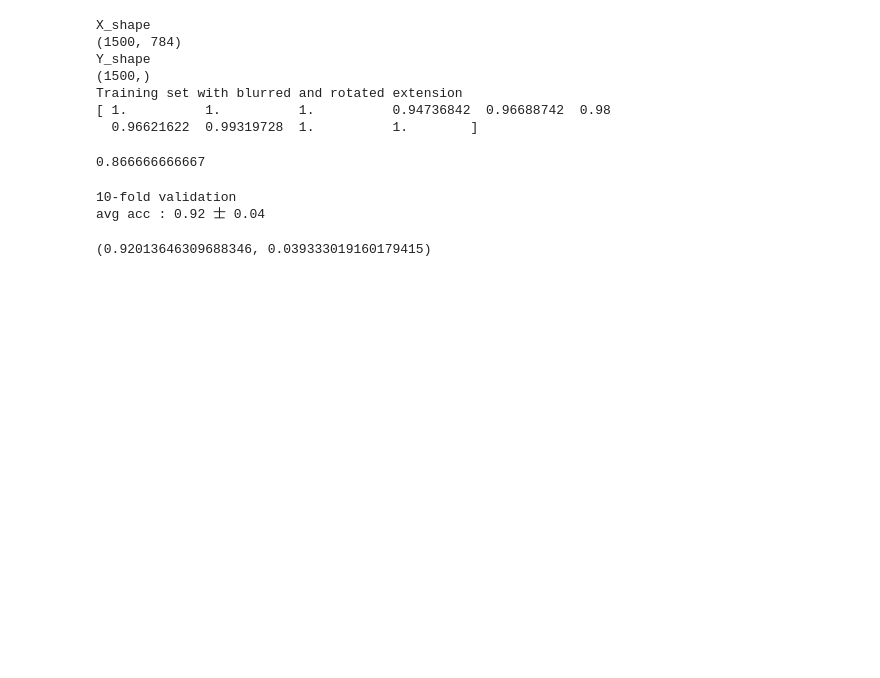
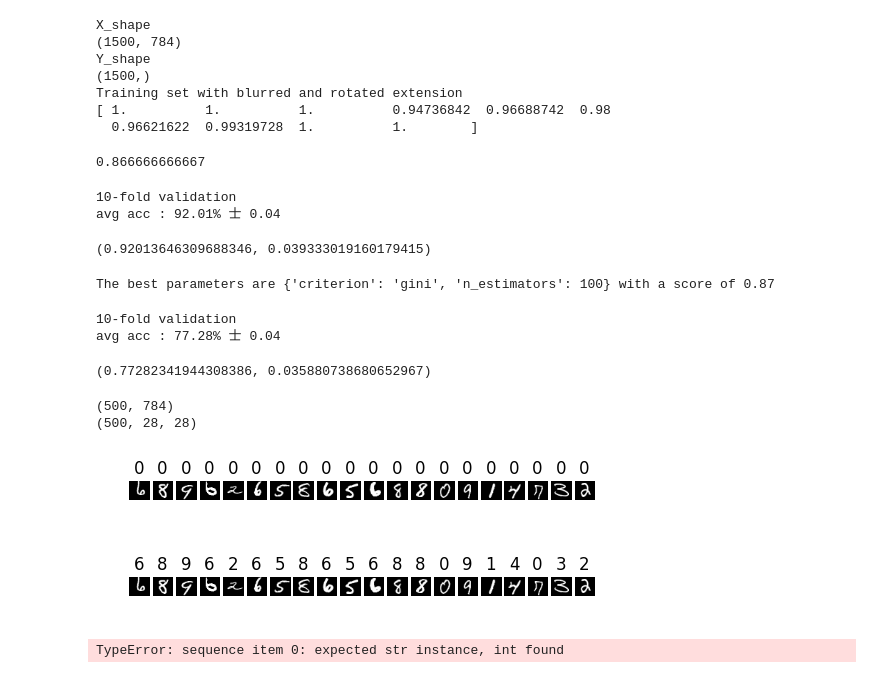
Before and after one commit to p16i/course-machine-intelligence-1, a Jupyter notebook: w11-mnist-challenge/mnist-challenge.ipynb, the cells around one changed output. Drawn from its saved outputs; the diff is of its cells as text; code cells hidden in the pictures; blank space fills up the shorter version.

```diff
--- a/w11-mnist-challenge/mnist-challenge.ipynb
+++ b/w11-mnist-challenge/mnist-challenge.ipynb
@@ -176,5 +188,5 @@ print(accuracy_score(preds, test_y))
 # %%
-def my_cross_validation( X, y, fold = 10 ):
+def my_cross_validation( model_generator, X, y, fold = 10 ):
     results = np.zeros( (fold, 2) )
     kf = StratifiedKFold(y, fold)
     print("%d-fold validation " % fold )
@@ -183,7 +195,7 @@ def my_cross_validation( X, y, fold = 10 ):
     arr_X = X.reshape((X.shape[0],X.shape[1]*X.shape[2]))
 
     for train_index, test_index in kf:
-        model = SVC(C=4, gamma=0.03125)
+        model = model_generator()
 
         current_train_x = X[train_index,:]
         current_train_y = y[train_index]
@@ -194,21 +206,76 @@ def my_cross_validation( X, y, fold = 10 ):
         dist_images = distortImages( current_train_x, pts1, pts2 )
         blurred_images = blurImages( current_train_x, 5 )
         extension = [ rotates, dist_images, blurred_images  ]
+#         extension = [ blurred_images ]
 
-        current_train_x, current_train_y, avg = extend_training_data(current_train_x, current_train_y, extension )
+#         extension = []
+        current_train_x, current_train_y, norm_func = do_augmentations(current_train_x, current_train_y)
 
 
         model.fit( current_train_x, current_train_y)
 
-        preds = model.predict( (arr_X[test_index,:] - avg )/255.0 )
+        preds = model.predict( norm_func(arr_X[test_index,:]))
         scores.append( accuracy_score(preds, y[test_index]) )
 
-
-    print("avg acc : %2.2f 士 %2.2f" % ( np.mean(scores), np.std(scores) ) )
+    print("avg acc : %2.2f%% 士 %2.2f" % ( np.mean(scores) * 100, np.std(scores) ) )
     return ( np.mean(scores), np.std(scores) )
-
-my_cross_validation( X, y, 10 )
+gen_svm = lambda:  SVC(C=4, gamma=0.03125)
+my_cross_validation( gen_svm , X, y, 10 )
 # %% [output]
 10-fold validation
-avg acc : 0.92 士 0.04
+avg acc : 92.01% 士 0.04
 (0.92013646309688346, 0.039333019160179415)
+# %%
+
+criterion = ['gini', 'entropy']
+n_estimators = [10,15,20,25,50,100]
+param_grid = dict(criterion=criterion, n_estimators=n_estimators)
+
+grid = GridSearchCV(RandomForestClassifier(), param_grid=param_grid, cv=10, scoring="accuracy")
+grid.fit(normalized_X, y)
+
+print("The best parameters are %s with a score of %0.2f" % (grid.best_params_, grid.best_score_))
+# %% [output]
+The best parameters are {'criterion': 'gini', 'n_estimators': 100} with a score of 0.87
+# %%
+# my_cross_validation( lambda:  RandomForestClassifier(n_estimators=100, criterion="entropy"), X, y, 10 )
+my_cross_validation( lambda:  RandomForestClassifier(), X, y, 10 )
+# %% [output]
+10-fold validation
+avg acc : 77.28% 士 0.04
+(0.77282341944308386, 0.035880738680652967)
+# %%
+test_X, _ = load_svmlight_file('./digits/digit_test')
+test_X = test_X.toarray()
+zeros = np.zeros((test_X.shape[0],28*28- test_X.shape[1]))
+
+test_X = np.concatenate((test_X, zeros), axis = 1)
+print(test_X.shape)
+test_X_3_dims = test_X.reshape((len(test_X), 28, 28))
+print(test_X_3_dims.shape)
+plotSamples( 20, test_X_3_dims, np.zeros(test_X.shape[0]) )
+# %% [output]
+(500, 784)
+(500, 28, 28)
+[figure, added]
+# %%
+def train_and_predict(model, train_x, train_y, test_x):
+
+    train_x, train_y, norm_func = do_augmentations( train_x, train_y )
+    model.fit(train_x, train_y)
+
+    return model.predict( norm_func(test_x) )
+
+# Final train
+final_preds = train_and_predict( SVC(C=4, gamma=0.03125), X, y, test_X )
+plotSamples( 20, test_X_3_dims, final_preds )
+# %% [output]
+[figure, added]
+# %%
+def write_output( preds ) :
+    f = open('output.txt', 'w')
+    f.write( "\n".join( map( lamba x: "%", preds ) ) )
+    f.close()
+write_output(final_preds)
+# %% [output]
+TypeError: sequence item 0: expected str instance, int found
```
Also changed, not shown: parts of 4 cells of this notebook.
